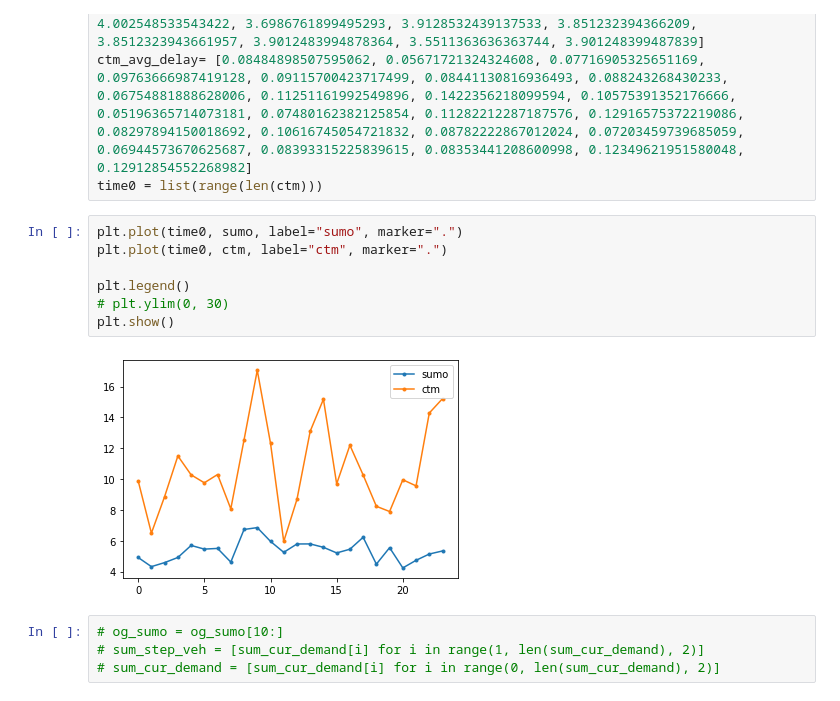
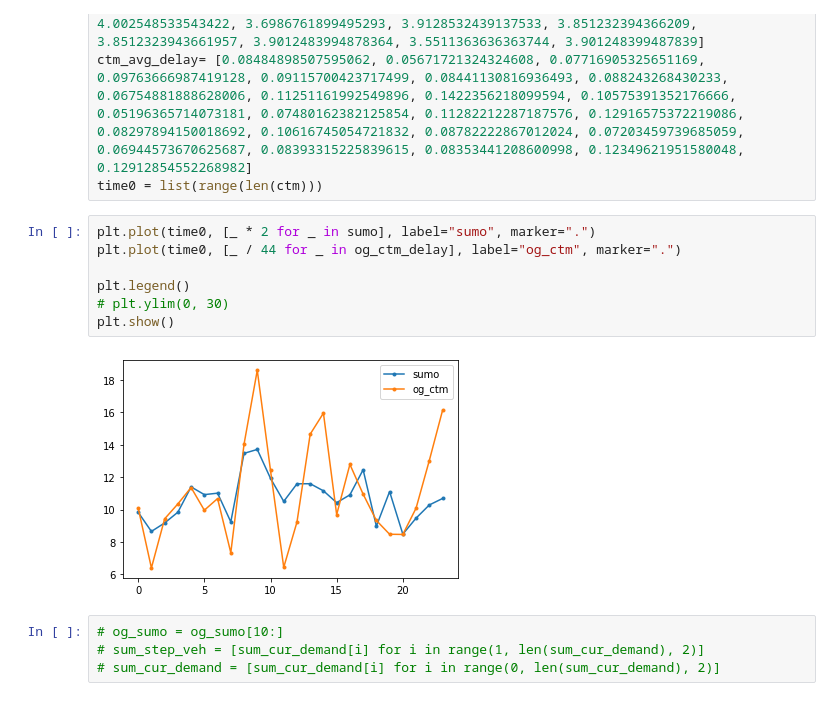
Before and after one commit to Eightina/Digital-Twin-CTM, a Jupyter notebook: Digital-Twin/analyze.ipynb, the cells around one changed output. Drawn from its saved outputs; the diff is of its cells as text.

```diff
--- a/Digital-Twin/analyze.ipynb
+++ b/Digital-Twin/analyze.ipynb
@@ -432,14 +434,14 @@ sum_step_veh= [3.90124839948784, 3.9512644046094847, 3.8512323943662023, 3.75120
 ctm_avg_delay= [0.08484898507595062, 0.05671721324324608, 0.07716905325651169, 0.09763666987419128, 0.09115700423717499, 0.08441130816936493, 0.088243268430233, 0.06754881888628006, 0.11251161992549896, 0.1422356218099594, 0.10575391352176666, 0.05196365714073181, 0.07480162382125854, 0.11282212287187576, 0.12916575372219086, 0.08297894150018692, 0.10616745054721832, 0.08782222867012024, 0.07203459739685059, 0.06944573670625687, 0.08393315225839615, 0.08353441208600998, 0.12349621951580048, 0.12912854552268982]
 time0 = list(range(len(ctm)))
 # %%
-plt.plot(time0, sumo, label="sumo", marker=".")
-plt.plot(time0, ctm, label="ctm", marker=".")
+plt.plot(time0, [_ * 2 for _ in sumo], label="sumo", marker=".")
+plt.plot(time0, [_ / 44 for _ in og_ctm_delay], label="og_ctm", marker=".")
 
 plt.legend()
 # plt.ylim(0, 30)
 plt.show()
 # %% [output]
-[figure, old version]
+[figure, new version]
 # %%
 # og_sumo = og_sumo[10:]
 # sum_step_veh = [sum_cur_demand[i] for i in range(1, len(sum_cur_demand), 2)]
```
Also changed, not shown: parts of 8 cells of this notebook, 22 other files.
